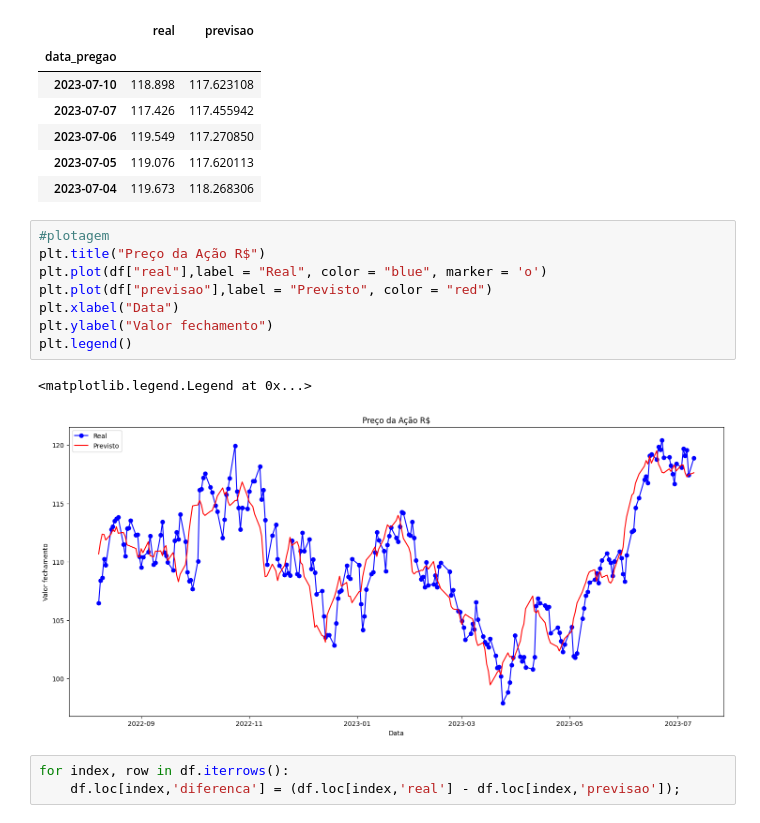
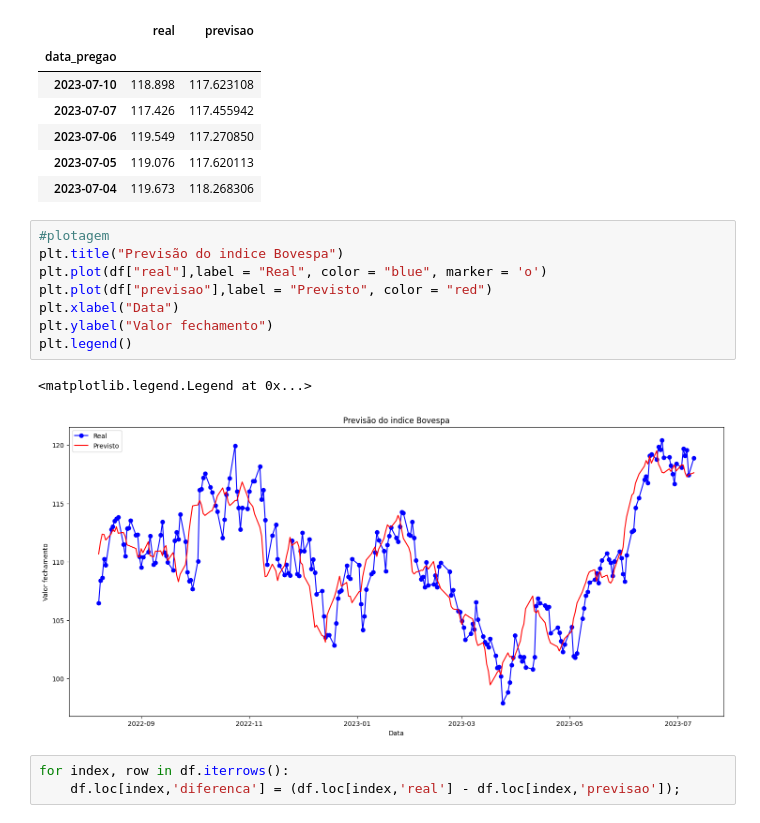
Before and after one commit to IgorNascAlves/Tech_Challenge_Fase02, a Jupyter notebook: notebooks/modelos ref.ipynb, the cells around one changed output. Drawn from its saved outputs; the diff is of its cells as text.

```diff
--- a/notebooks/modelos ref.ipynb
+++ b/notebooks/modelos ref.ipynb
@@ -261,15 +261,15 @@ df.head()
 | 2023-07-04 | 119.673 | 118.268306 |
 # %%
 #plotagem
-plt.title("Preço da Ação R$")
+plt.title("Previsão do indice Bovespa")
 plt.plot(df["real"],label = "Real", color = "blue", marker = 'o')
 plt.plot(df["previsao"],label = "Previsto", color = "red")
 plt.xlabel("Data")
 plt.ylabel("Valor fechamento")
 plt.legend()
 # %% [output]
 <matplotlib.legend.Legend at 0x...>
-[figure, old version]
+[figure, new version]
 # %%
 for index, row in df.iterrows():
     df.loc[index,'diferenca'] = (df.loc[index,'real'] - df.loc[index,'previsao']);
```
Also changed, not shown: 1 other file.
